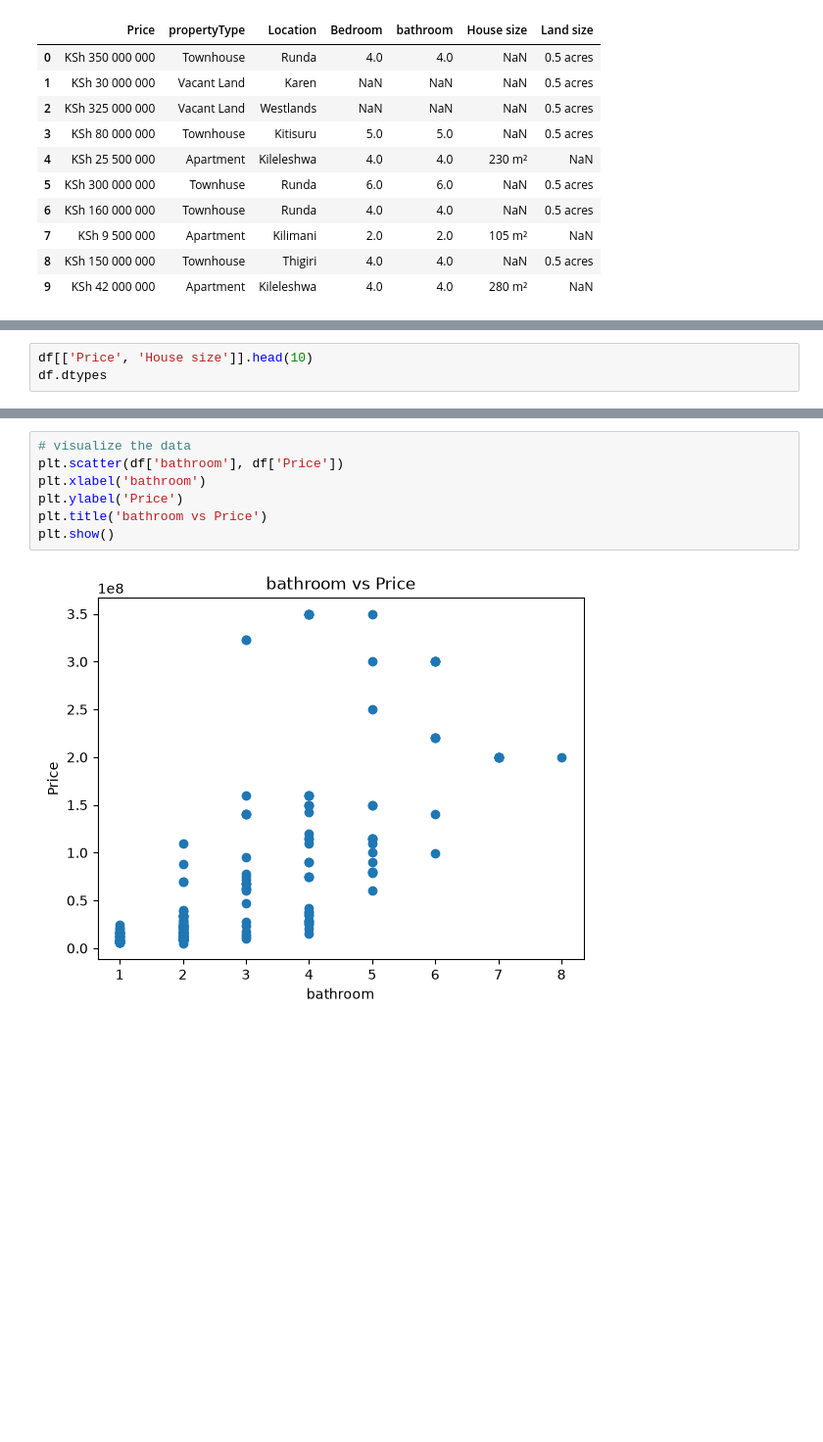
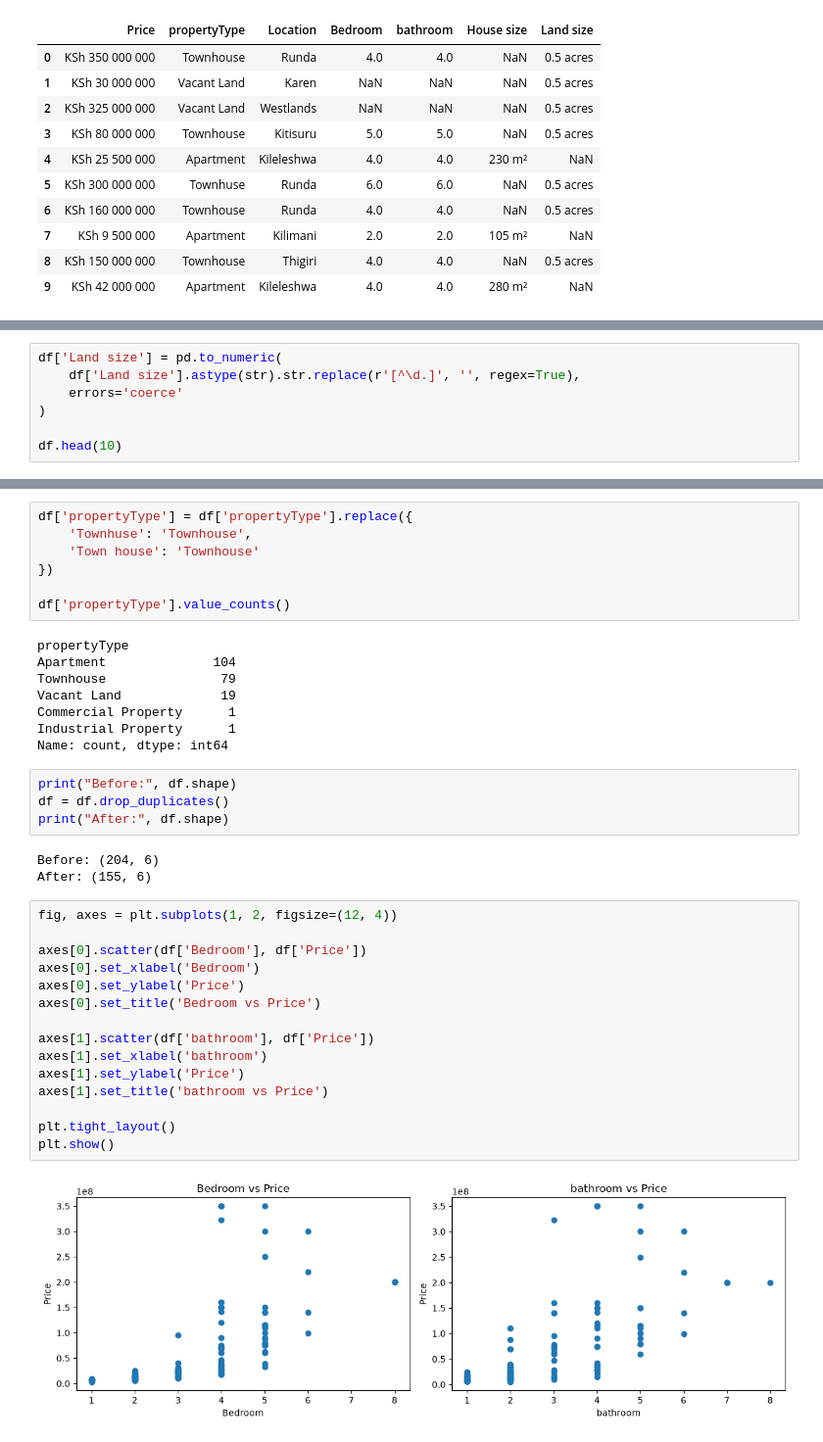
Before and after one commit to WillardDev/Machine_Learning_Foundation, a Jupyter notebook: Linear_Regression(1).ipynb, the cells around one changed output, grey strips where cells are left out. Shown at 98% size. Cells and saved outputs as stored; diff of their text form; blank space fills up the shorter version.

```diff
--- a/Linear_Regression(1).ipynb
+++ b/Linear_Regression(1).ipynb
@@ -49,4 +80,8 @@ df['House size'] = pd.to_numeric(
 # %%
-df[['Price', 'House size']].head(10)
-df.dtypes
+df['Land size'] = pd.to_numeric(
+    df['Land size'].astype(str).str.replace(r'[^\d.]', '', regex=True),
+    errors='coerce'
+)
+
+df.head(10)
 # %% [output]
@@ -61,9 +99,39 @@ dtype: object
 # %%
-# visualize the data
-plt.scatter(df['bathroom'], df['Price'])
-plt.xlabel('bathroom')
-plt.ylabel('Price')
-plt.title('bathroom vs Price')
-plt.show()
+df['propertyType'] = df['propertyType'].replace({
+    'Townhuse': 'Townhouse',
+    'Town house': 'Townhouse'
+})
+
+df['propertyType'].value_counts()
 # %% [output]
-[figure, removed]
+propertyType
+Apartment              104
+Townhouse               79
+Vacant Land             19
+Commercial Property      1
+Industrial Property      1
+Name: count, dtype: int64
+# %%
+print("Before:", df.shape)
+df = df.drop_duplicates()
+print("After:", df.shape)
+# %% [output]
+Before: (204, 6)
+After: (155, 6)
+# %%
+fig, axes = plt.subplots(1, 2, figsize=(12, 4))
+
+axes[0].scatter(df['Bedroom'], df['Price'])
+axes[0].set_xlabel('Bedroom')
+axes[0].set_ylabel('Price')
+axes[0].set_title('Bedroom vs Price')
+
+axes[1].scatter(df['bathroom'], df['Price'])
+axes[1].set_xlabel('bathroom')
+axes[1].set_ylabel('Price')
+axes[1].set_title('bathroom vs Price')
+
+plt.tight_layout()
+plt.show()
+# %% [output]
+[figure, added]
```
Also changed, not shown: parts of 14 cells of this notebook.
